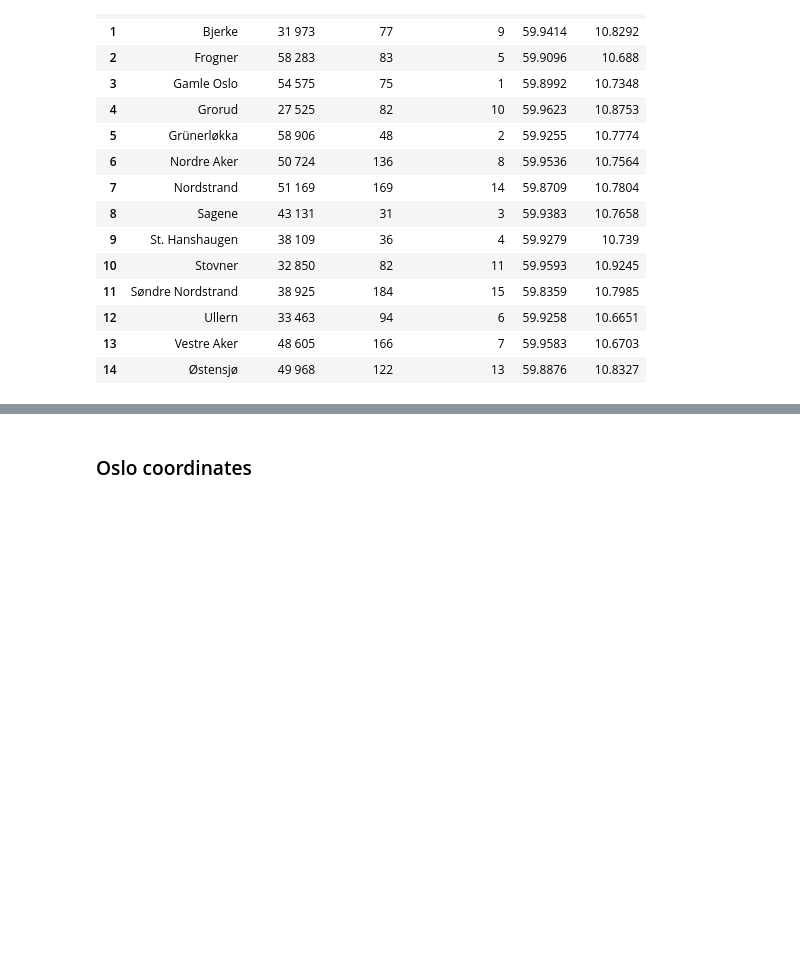
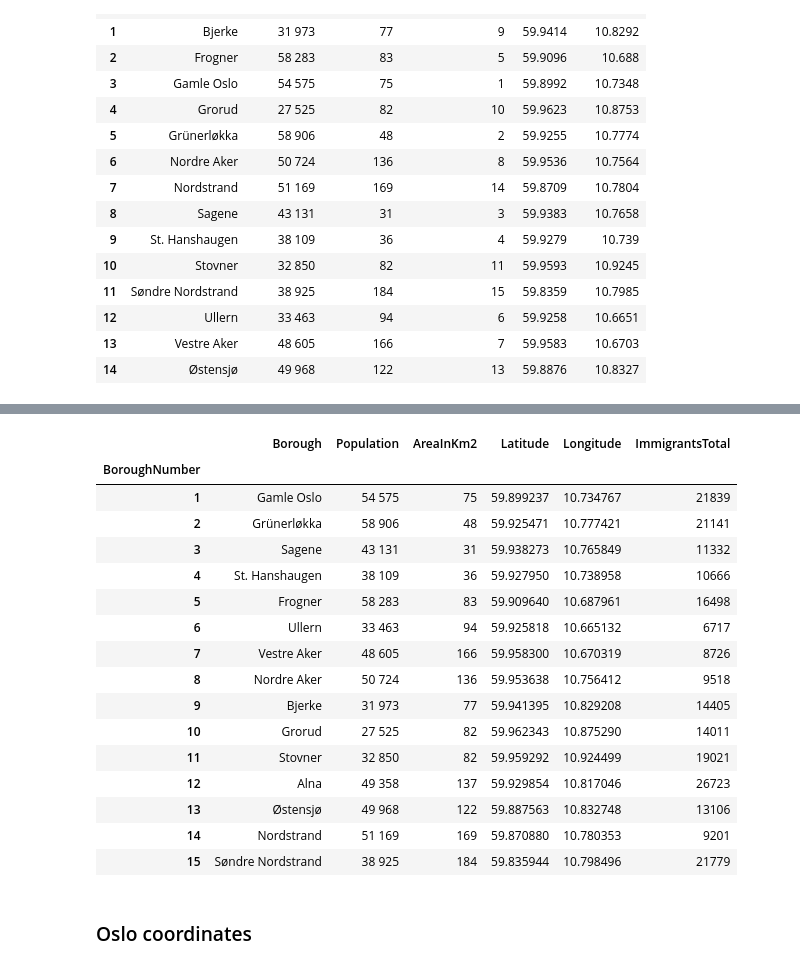
Before and after one commit to AlizaminJ/Coursera_Capstone, a Jupyter notebook: Final-Project.ipynb, the cells around one changed output, grey strips where cells are left out. Saved outputs shown, nothing was run; the diff lists cells and outputs as text; code cells hidden in the pictures; blank space fills up the shorter version.

```diff
--- a/Final-Project.ipynb
+++ b/Final-Project.ipynb
@@ -223,3 +291,28 @@ df_table
+# %%
+df_table['Latitude'] = df_table['Latitude'].astype(float)
+df_table['Longitude'] = df_table['Longitude'].astype(float)
+# %%
+df_table.set_index('BoroughNumber', inplace=True)
+df_table.sort_values('BoroughNumber', inplace=True)
+df_table
+# %% [output]
+|  | Borough | Population | AreaInKm2 | Latitude | Longitude | ImmigrantsTotal |
+| BoroughNumber |  |  |  |  |  |  |
+| 1 | Gamle Oslo | 54 575 | 75 | 59.899237 | 10.734767 | 21839 |
+| 2 | Grünerløkka | 58 906 | 48 | 59.925471 | 10.777421 | 21141 |
+| 3 | Sagene | 43 131 | 31 | 59.938273 | 10.765849 | 11332 |
+| 4 | St. Hanshaugen | 38 109 | 36 | 59.927950 | 10.738958 | 10666 |
+| 5 | Frogner | 58 283 | 83 | 59.909640 | 10.687961 | 16498 |
+| 6 | Ullern | 33 463 | 94 | 59.925818 | 10.665132 | 6717 |
+| 7 | Vestre Aker | 48 605 | 166 | 59.958300 | 10.670319 | 8726 |
+| 8 | Nordre Aker | 50 724 | 136 | 59.953638 | 10.756412 | 9518 |
+| 9 | Bjerke | 31 973 | 77 | 59.941395 | 10.829208 | 14405 |
+| 10 | Grorud | 27 525 | 82 | 59.962343 | 10.875290 | 14011 |
+| 11 | Stovner | 32 850 | 82 | 59.959292 | 10.924499 | 19021 |
+| 12 | Alna | 49 358 | 137 | 59.929854 | 10.817046 | 26723 |
+| 13 | Østensjø | 49 968 | 122 | 59.887563 | 10.832748 | 13106 |
+| 14 | Nordstrand | 51 169 | 169 | 59.870880 | 10.780353 | 9201 |
+| 15 | Søndre Nordstrand | 38 925 | 184 | 59.835944 | 10.798496 | 21779 |
 # %% [markdown]
 ### Oslo coordinates
 # %%
```
Also changed, not shown: parts of 55 cells of this notebook, 1 other file.
